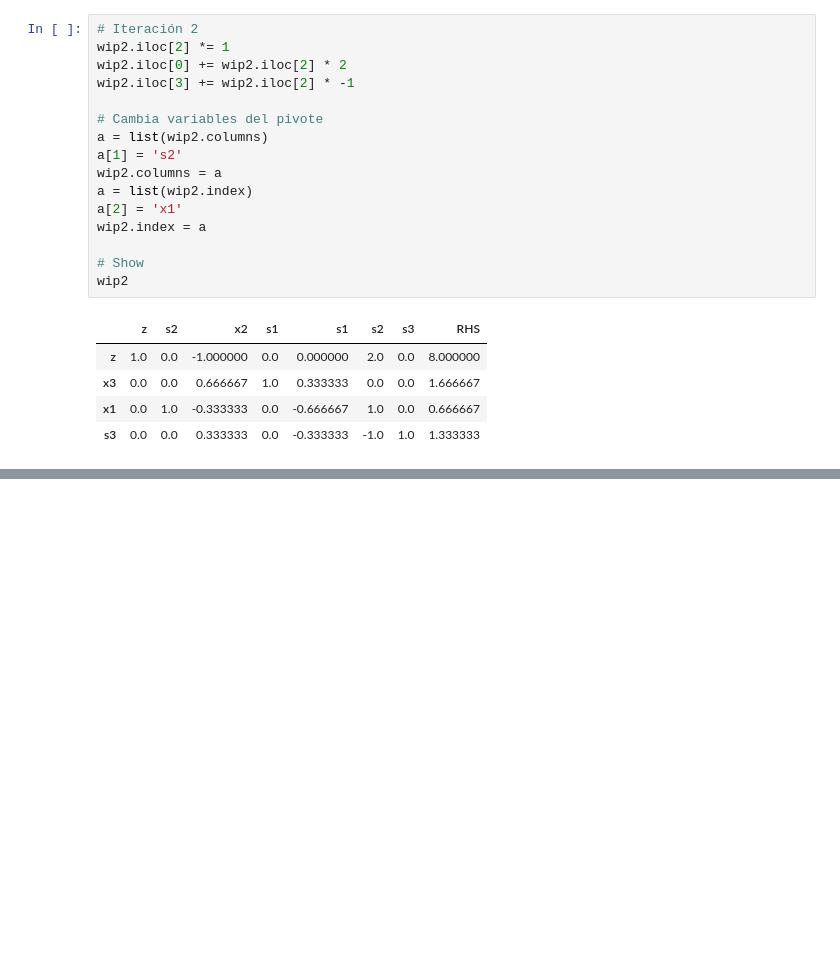
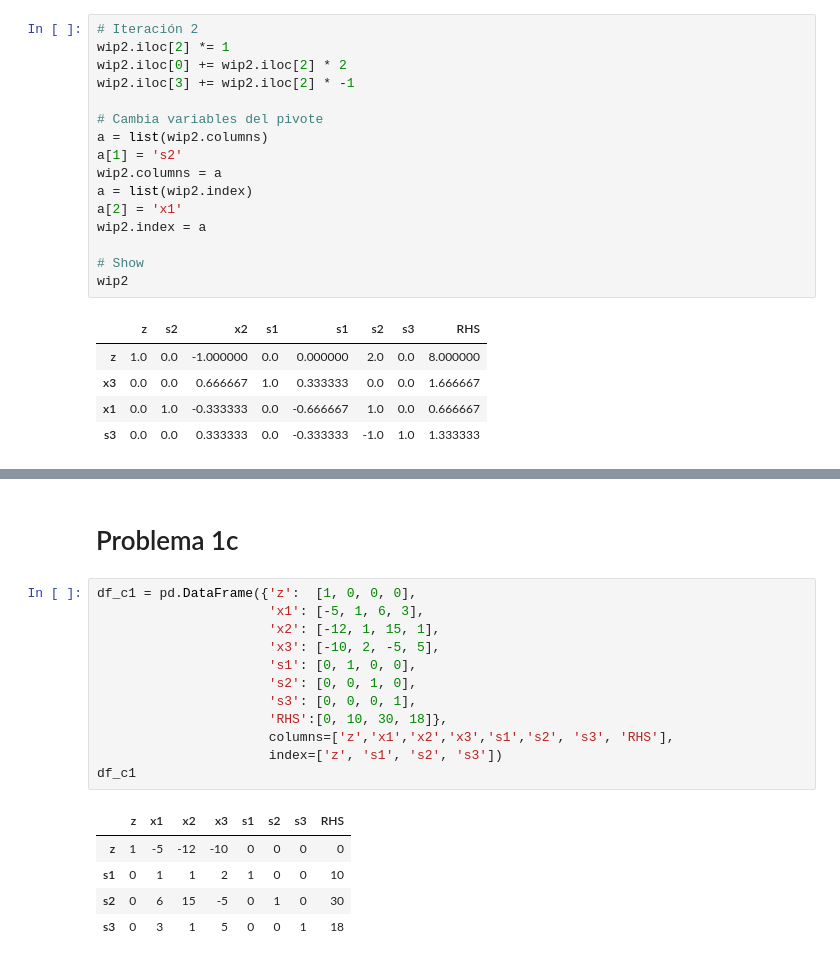
Before and after one commit to alanbato/optimal-spread, a Jupyter notebook: EjerciciosSimplexDual/EjemplosSimplex.ipynb, the cells around one changed output, grey strips where cells are left out. Cells and saved outputs as stored; diff of their text form; blank space fills up the shorter version.

Commit message:
Finish simplex problems

```diff
--- a/EjerciciosSimplexDual/EjemplosSimplex.ipynb
+++ b/EjerciciosSimplexDual/EjemplosSimplex.ipynb
@@ -252,0 +258,20 @@ wip2
+# %% [markdown]
+# Problema 1c
+# %%
+df_c1 = pd.DataFrame({'z':  [1, 0, 0, 0],
+                      'x1': [-5, 1, 6, 3],
+                      'x2': [-12, 1, 15, 1],
+                      'x3': [-10, 2, -5, 5],
+                      's1': [0, 1, 0, 0],
+                      's2': [0, 0, 1, 0],
+                      's3': [0, 0, 0, 1],
+                      'RHS':[0, 10, 30, 18]},
+                      columns=['z','x1','x2','x3','s1','s2', 's3', 'RHS'],
+                      index=['z', 's1', 's2', 's3'])
+df_c1
+# %% [output]
+|  | z | x1 | x2 | x3 | s1 | s2 | s3 | RHS |
+| z | 1 | -5 | -12 | -10 | 0 | 0 | 0 | 0 |
+| s1 | 0 | 1 | 1 | 2 | 1 | 0 | 0 | 10 |
+| s2 | 0 | 6 | 15 | -5 | 0 | 1 | 0 | 30 |
+| s3 | 0 | 3 | 1 | 5 | 0 | 0 | 1 | 18 |
```
Also changed, not shown: parts of 3 cells of this notebook.
